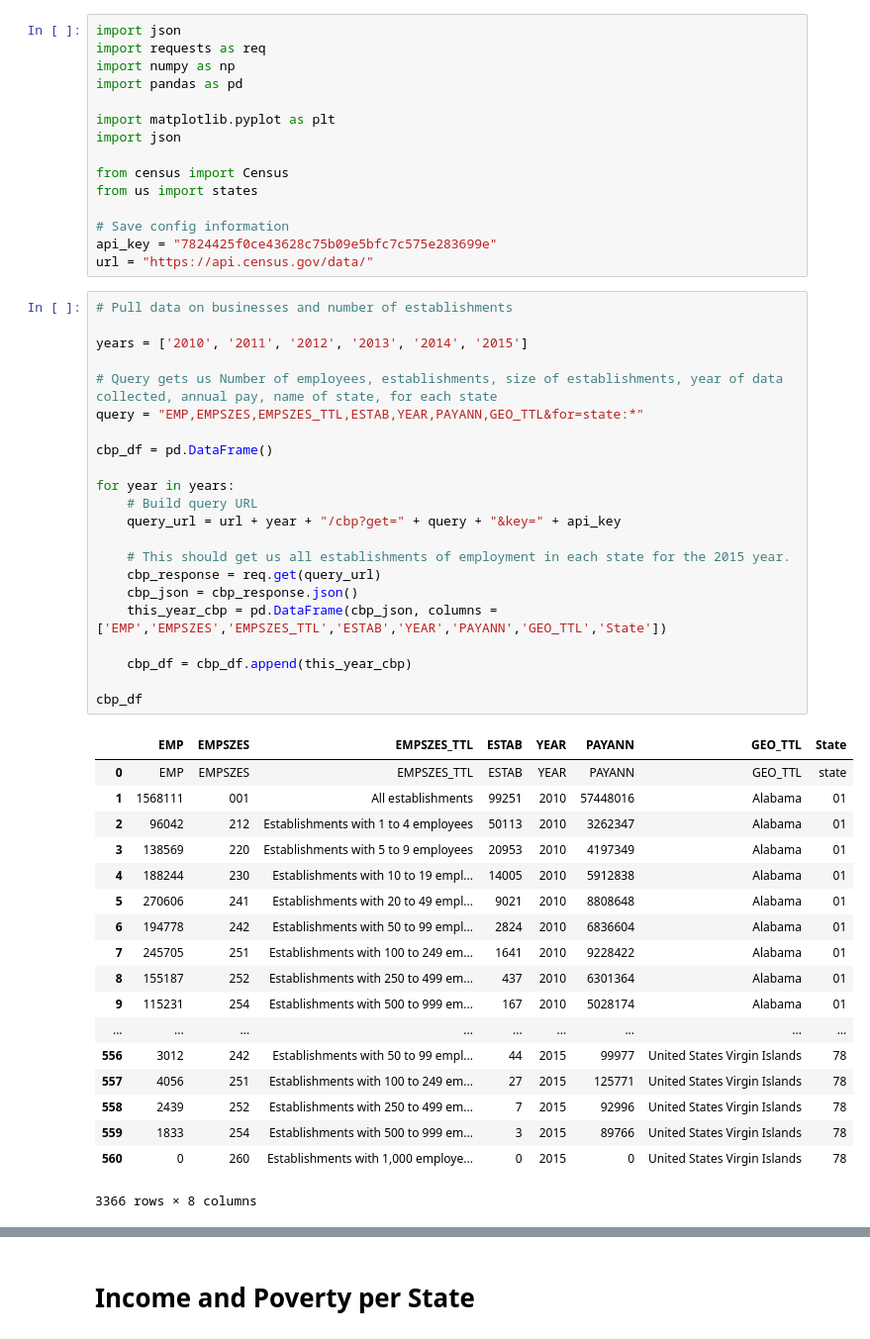
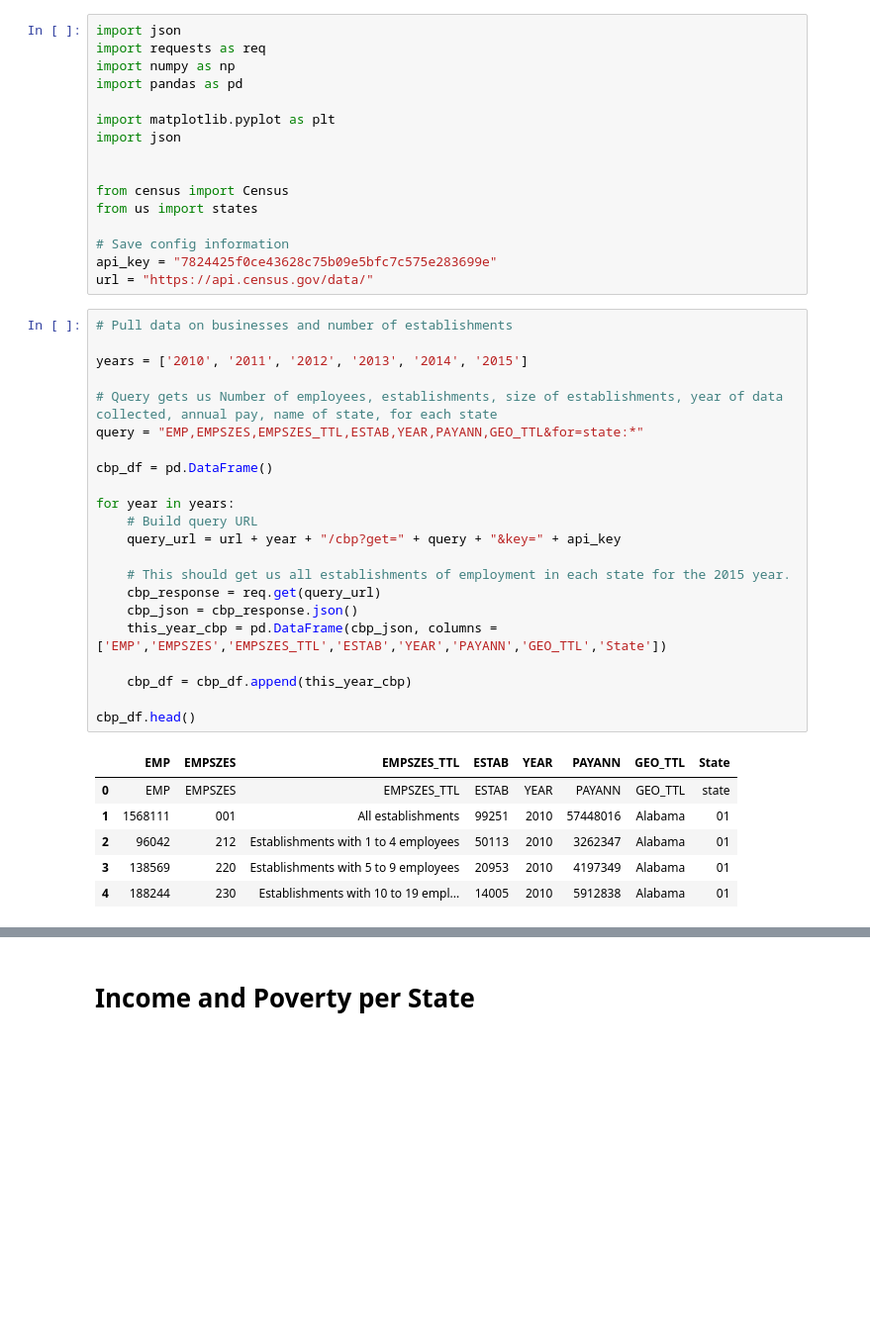
Before and after one commit to Airedyver/Census_Business_Vizualization, a Jupyter notebook: CBP API access .ipynb, the cells around one changed output, grey strips where cells are left out. Shown: that part at 99% size. Saved outputs shown, nothing was run; the diff lists cells and outputs as text; blank space fills up the shorter version.

```diff
--- a/CBP API access .ipynb
+++ b/CBP API access .ipynb
@@ -7,6 +7,7 @@ import pandas as pd
 import matplotlib.pyplot as plt
 import json
 
+
 from census import Census
 from us import states
 
@@ -16,44 +17,32 @@ url = "https://api.census.gov/data/"
 # %%
 # Pull data on businesses and number of establishments
 
 years = ['2010', '2011', '2012', '2013', '2014', '2015']
 
 # Query gets us Number of employees, establishments, size of establishments, year of data collected, annual pay, name of state, for each state
 query = "EMP,EMPSZES,EMPSZES_TTL,ESTAB,YEAR,PAYANN,GEO_TTL&for=state:*"
 
 cbp_df = pd.DataFrame()
 
 for year in years:
     # Build query URL
     query_url = url + year + "/cbp?get=" + query + "&key=" + api_key
 
     # This should get us all establishments of employment in each state for the 2015 year.
     cbp_response = req.get(query_url)
     cbp_json = cbp_response.json()
     this_year_cbp = pd.DataFrame(cbp_json, columns =['EMP','EMPSZES','EMPSZES_TTL','ESTAB','YEAR','PAYANN','GEO_TTL','State'])
 
     cbp_df = cbp_df.append(this_year_cbp)
 
-cbp_df
+cbp_df.head()
 # %% [output]
 |  | EMP | EMPSZES | EMPSZES_TTL | ESTAB | YEAR | PAYANN | GEO_TTL | State |
 | 0 | EMP | EMPSZES | EMPSZES_TTL | ESTAB | YEAR | PAYANN | GEO_TTL | state |
 | 1 | 1568111 | 001 | All establishments | 99251 | 2010 | 57448016 | Alabama | 01 |
 | 2 | 96042 | 212 | Establishments with 1 to 4 employees | 50113 | 2010 | 3262347 | Alabama | 01 |
 | 3 | 138569 | 220 | Establishments with 5 to 9 employees | 20953 | 2010 | 4197349 | Alabama | 01 |
 | 4 | 188244 | 230 | Establishments with 10 to 19 empl... | 14005 | 2010 | 5912838 | Alabama | 01 |
-| 5 | 270606 | 241 | Establishments with 20 to 49 empl... | 9021 | 2010 | 8808648 | Alabama | 01 |
-| 6 | 194778 | 242 | Establishments with 50 to 99 empl... | 2824 | 2010 | 6836604 | Alabama | 01 |
-| 7 | 245705 | 251 | Establishments with 100 to 249 em... | 1641 | 2010 | 9228422 | Alabama | 01 |
-| 8 | 155187 | 252 | Establishments with 250 to 499 em... | 437 | 2010 | 6301364 | Alabama | 01 |
-| 9 | 115231 | 254 | Establishments with 500 to 999 em... | 167 | 2010 | 5028174 | Alabama | 01 |
-| ... | ... | ... | ... | ... | ... | ... | ... | ... |
-| 556 | 3012 | 242 | Establishments with 50 to 99 empl... | 44 | 2015 | 99977 | United States Virgin Islands | 78 |
-| 557 | 4056 | 251 | Establishments with 100 to 249 em... | 27 | 2015 | 125771 | United States Virgin Islands | 78 |
-| 558 | 2439 | 252 | Establishments with 250 to 499 em... | 7 | 2015 | 92996 | United States Virgin Islands | 78 |
-| 559 | 1833 | 254 | Establishments with 500 to 999 em... | 3 | 2015 | 89766 | United States Virgin Islands | 78 |
-| 560 | 0 | 260 | Establishments with 1,000 employe... | 0 | 2015 | 0 | United States Virgin Islands | 78 |
-3366 rows × 8 columns
 # %%
 clean_cbp = cbp_df.drop([0]).reset_index()
 cbp_df = pd.DataFrame(clean_cbp, columns=['GEO_TTL','State','ESTAB','EMP','EMPSZES_TTL','PAYANN','YEAR'])
```
Also changed, not shown: parts of 7 cells of this notebook.
